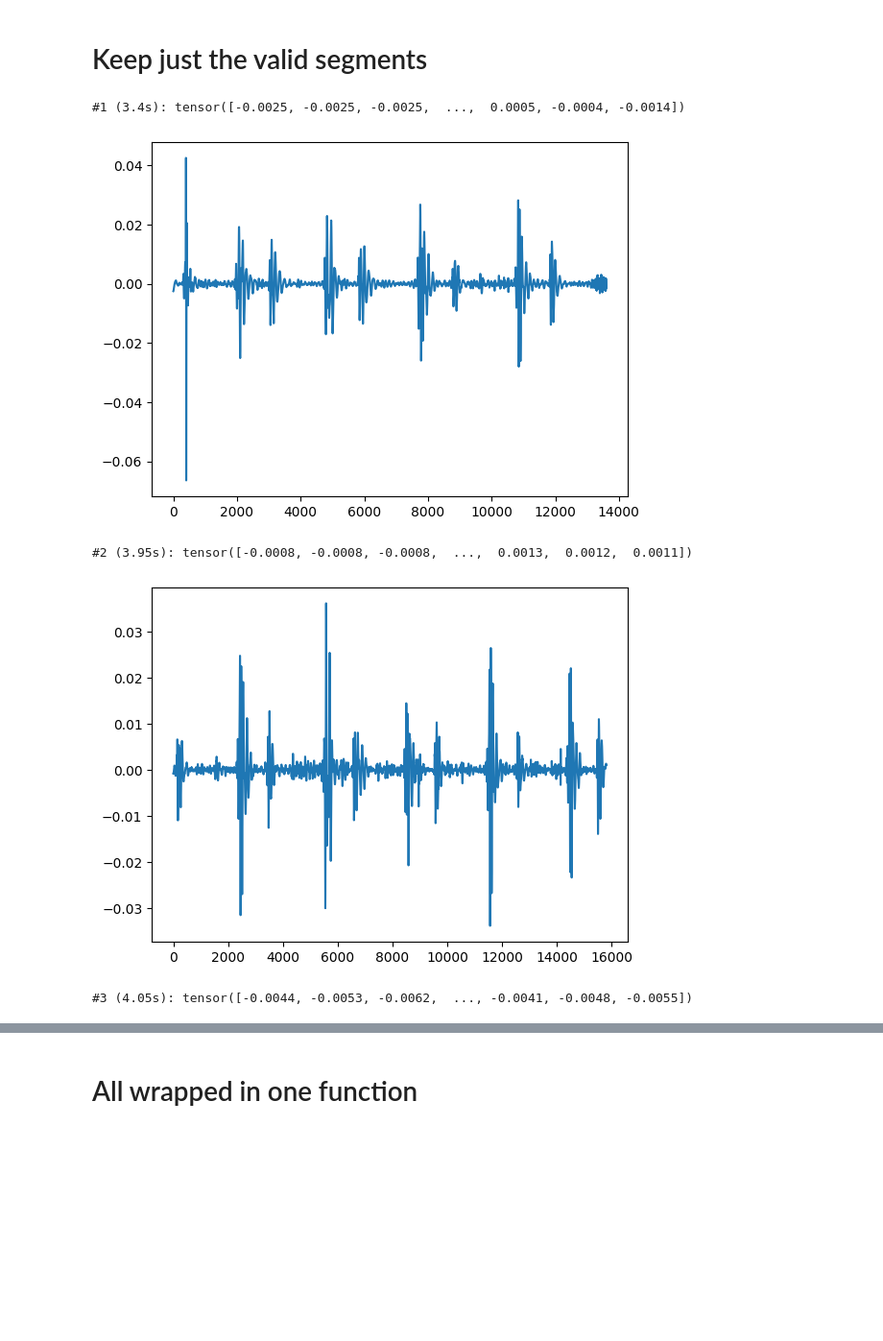
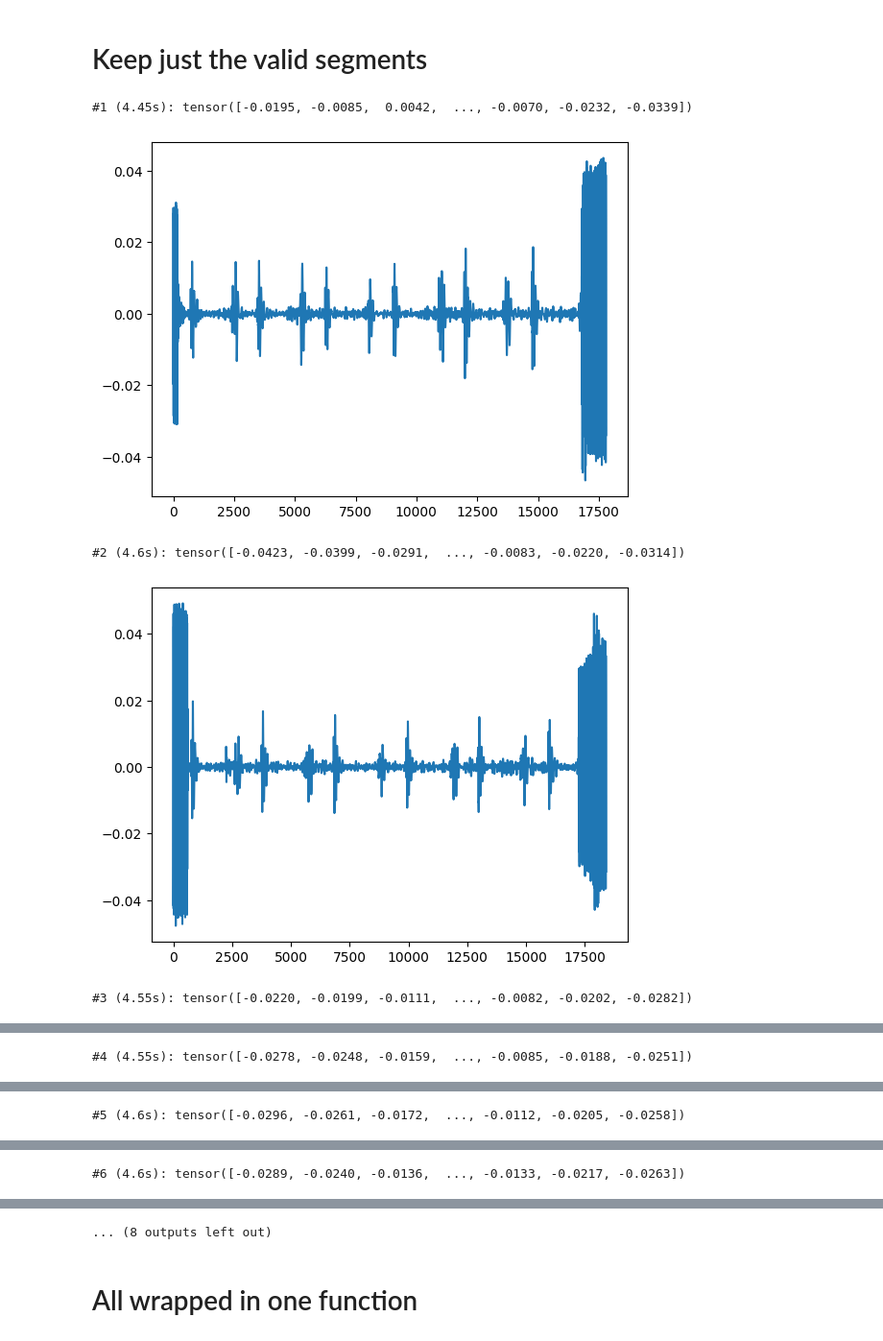
Before and after one commit to Afroefras/coratech, a Jupyter notebook: notebooks/trigger_notification_digital.ipynb, the cells around one changed output, grey strips where cells are left out. Shown at 96% size. Drawn from its saved outputs; the diff is of its cells as text; code cells hidden in the pictures; blank space fills up the shorter version.

Commit message:
1min record lenght, trigger detection works on both digital and mobile records

```diff
--- a/notebooks/trigger_notification_digital.ipynb
+++ b/notebooks/trigger_notification_digital.ipynb
@@ -65,7 +64,7 @@ Audio(smoothed, rate=sample_rate / DOWNSAMPLE_FACTOR, autoplay=True)
 # %% [markdown]
 # Find peaks where signal changes
 # %%
-PEAKS_HEIGHT = 0.3
+PEAKS_HEIGHT = 0.1
 PEAKS_PROMINENCE = 0.0001
 
 smoothed_diff = np.abs(np.diff(smoothed).squeeze())
@@ -98,0 +101,3 @@ Peaks in real signal: [14000 17600 34000 38000 54800 58400]
+# %%
+for x in np.diff(upsampled_peaks) / sample_rate:
+    print(x)
@@ -120,5 +148,5 @@ Peak ends on: [17600 38000 58400]
 # %%
-TRIGGER_DURATION = 1
+TRIGGER_DURATION = 0.5
 duration_adj = TRIGGER_DURATION + 0.1
 
 trigger_starts = []
@@ -192,21 +232,21 @@ for i, segment in enumerate(segments):
 # %% [markdown]
 # Keep just the valid segments
 # %%
-MIN_SECS = 3
+MIN_SECS = 4
 
 filtered_segments = filter(lambda x: len(x) / sample_rate > MIN_SECS, segments)
 valid_segments = list(map(lambda x: x.unsqueeze(0), filtered_segments))
 
 for i, segment in enumerate(valid_segments):
     segment = segment.squeeze()
     duration = len(segment) / sample_rate
 
     print(f"#{i+1} ({duration}s): {segment}")
     plt.plot(segment)
     plt.show()
 # %% [output]
-#1 (3.4s): tensor([-0.0025, -0.0025, -0.0025,  ...,  0.0005, -0.0004, -0.0014])
+#1 (4.45s): tensor([-0.0195, -0.0085,  0.0042,  ..., -0.0070, -0.0232, -0.0339])
-[figure, old version]
+[figure, new version]
-#2 (3.95s): tensor([-0.0008, -0.0008, -0.0008,  ...,  0.0013,  0.0012,  0.0011])
+#2 (4.6s): tensor([-0.0423, -0.0399, -0.0291,  ..., -0.0083, -0.0220, -0.0314])
-[figure, old version]
+[figure, new version]
-#3 (4.05s): tensor([-0.0044, -0.0053, -0.0062,  ..., -0.0041, -0.0048, -0.0055])
+#3 (4.55s): tensor([-0.0220, -0.0199, -0.0111,  ..., -0.0082, -0.0202, -0.0282])
@@ -213,0 +254 @@ for i, segment in enumerate(valid_segments):
+#4 (4.55s): tensor([-0.0278, -0.0248, -0.0159,  ..., -0.0085, -0.0188, -0.0251])
@@ -213,0 +256 @@ for i, segment in enumerate(valid_segments):
+#5 (4.6s): tensor([-0.0296, -0.0261, -0.0172,  ..., -0.0112, -0.0205, -0.0258])
@@ -213,0 +258 @@ for i, segment in enumerate(valid_segments):
+#6 (4.6s): tensor([-0.0289, -0.0240, -0.0136,  ..., -0.0133, -0.0217, -0.0263])
@@ -214,3 +260,4 @@ for i, segment in enumerate(valid_segments):
+... (8 outputs left out)
 # %% [markdown]
 # All wrapped in one function
 # %%
```
Also changed, not shown: parts of 13 cells of this notebook, 2 other files.
